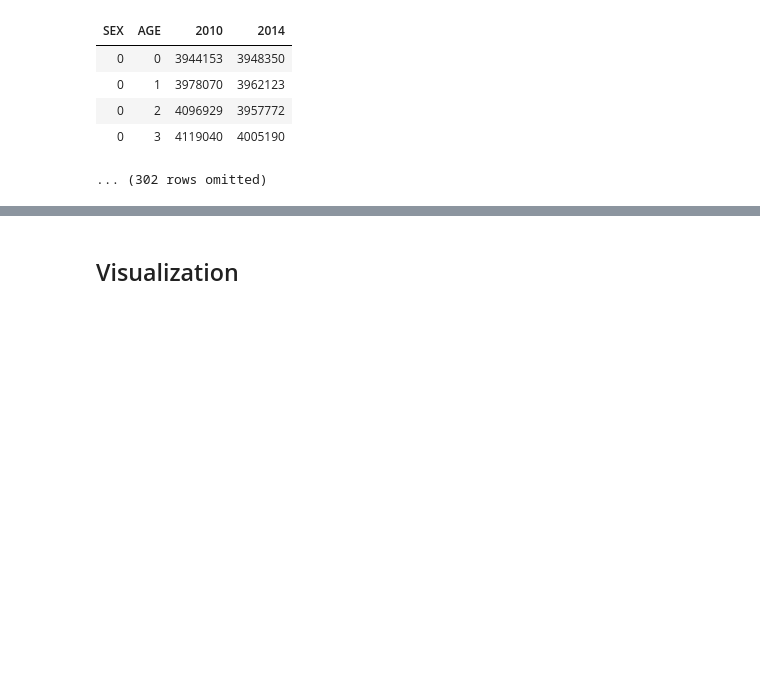
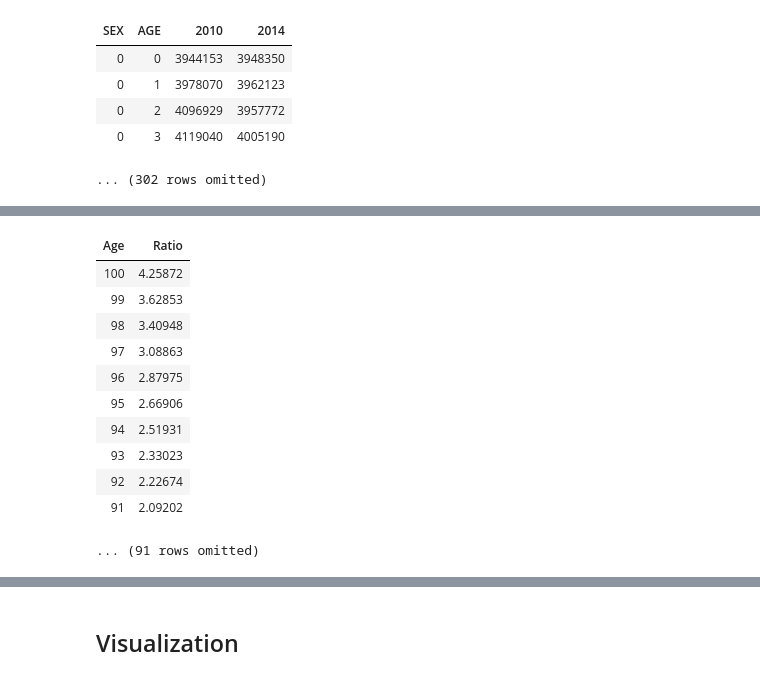
Before and after one commit to jhb10c/d8publicmaterials, a Jupyter notebook: lecnotebooks/lec06.ipynb, the cells around one changed output, grey strips where cells are left out. Saved outputs shown, nothing was run; the diff lists cells and outputs as text; code cells hidden in the pictures; blank space fills up the shorter version.

```diff
--- a/lecnotebooks/lec06.ipynb
+++ b/lecnotebooks/lec06.ipynb
@@ -169,0 +171,23 @@ simple.sort('AGE', descending=True)
+# %%
+# Find the ratio of women to men (number of women / number of men)
+
+numf=removetotals.where('SEX',2).column('2014')
+numm=removetotals.where('SEX',1).column('2014')
+
+
+ratio=numf/numm
+
+Table().with_column('Age',np.arange(0,101)).with_column('Ratio',ratio).sort('Age',descending =True)
+# %% [output]
+| Age | Ratio |
+| 100 | 4.25872 |
+| 99 | 3.62853 |
+| 98 | 3.40948 |
+| 97 | 3.08863 |
+| 96 | 2.87975 |
+| 95 | 2.66906 |
+| 94 | 2.51931 |
+| 93 | 2.33023 |
+| 92 | 2.22674 |
+| 91 | 2.09202 |
+... (91 rows omitted)
```
Also changed, not shown: parts of 12 cells of this notebook.
